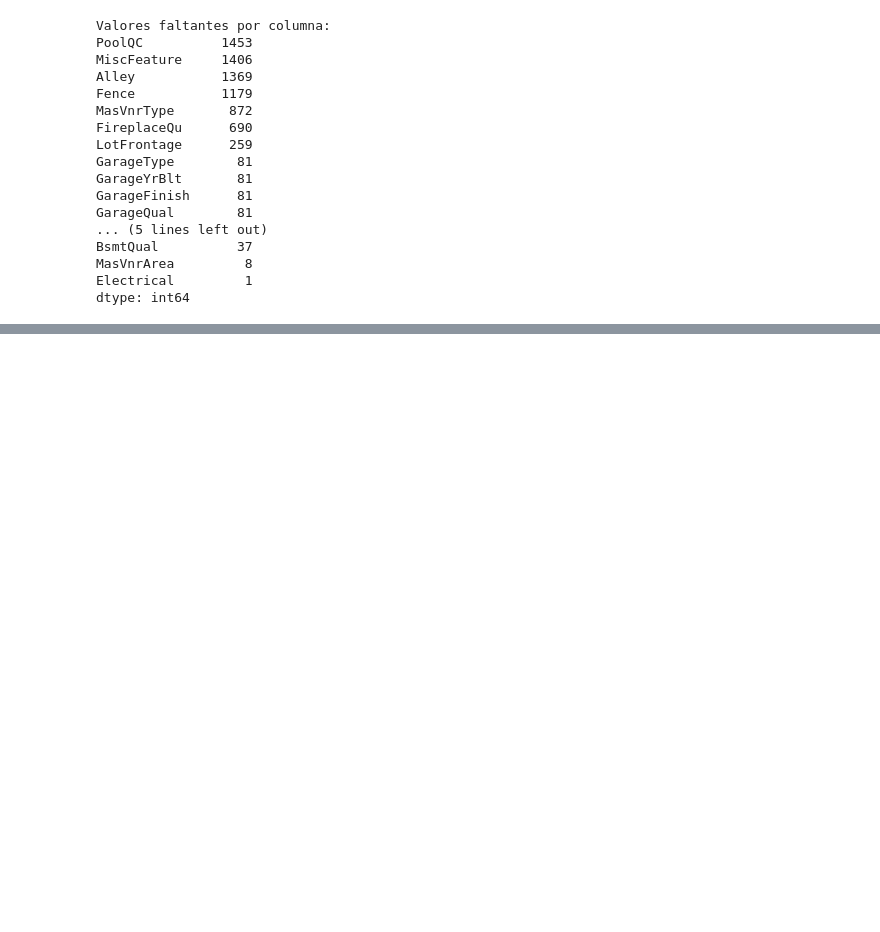
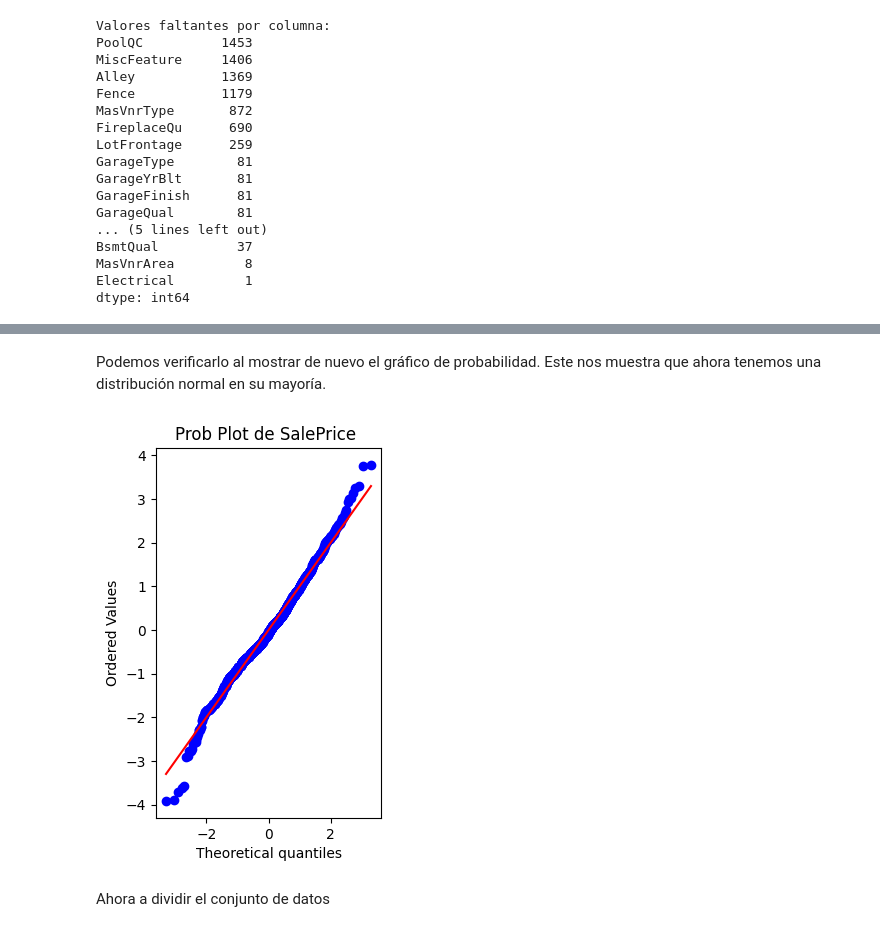
Before and after one commit to SRV-JSPA/Proyecto1_MD, a Jupyter notebook: proyecto1.ipynb, the cells around one changed output, grey strips where cells are left out. Drawn from its saved outputs; the diff is of its cells as text; code cells hidden in the pictures; blank space fills up the shorter version.

```diff
--- a/proyecto1.ipynb
+++ b/proyecto1.ipynb
@@ -186,0 +238,17 @@ dtype: int64
+# %%
+df_train["SalePrice"] = np.log1p(df_train["SalePrice"])
+
+scaler = StandardScaler()
+df_train["SalePrice"] = scaler.fit_transform(df_train[["SalePrice"]])
+# %% [markdown]
+Podemos verificarlo al mostrar de nuevo el gráfico de probabilidad. Este nos muestra que ahora tenemos una distribución normal en su mayoría.
+# %%
+plt.subplot(1, 2, 2)
+stats.probplot(df_train["SalePrice"], dist="norm", plot=plt)
+plt.title("Prob Plot de SalePrice ")
+
+plt.show()
+# %% [output]
+[figure, added]
+# %% [markdown]
+Ahora a dividir el conjunto de datos
```
Also changed, not shown: parts of 7 cells of this notebook.
